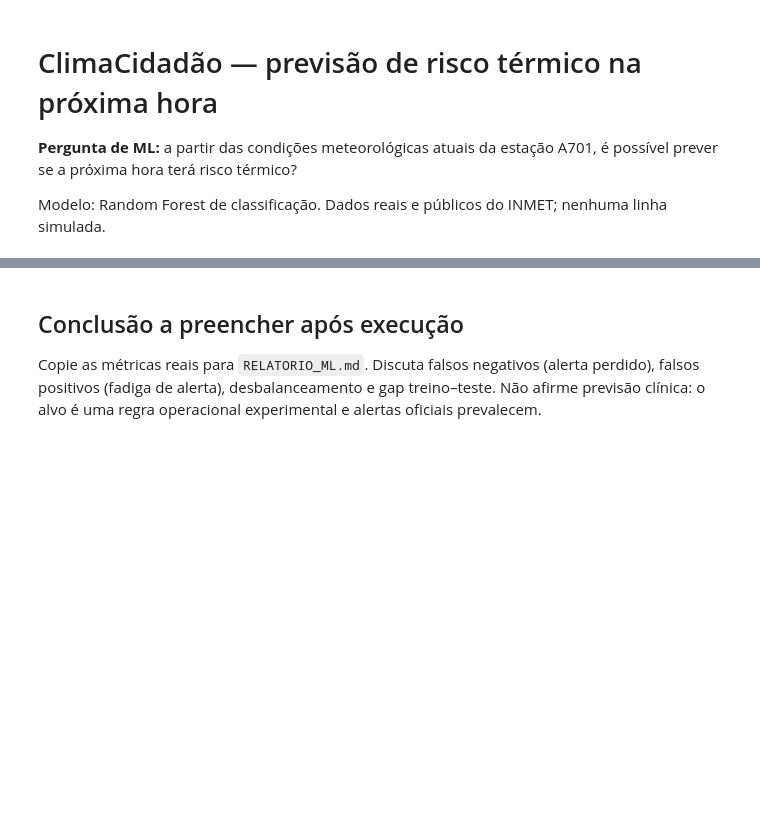
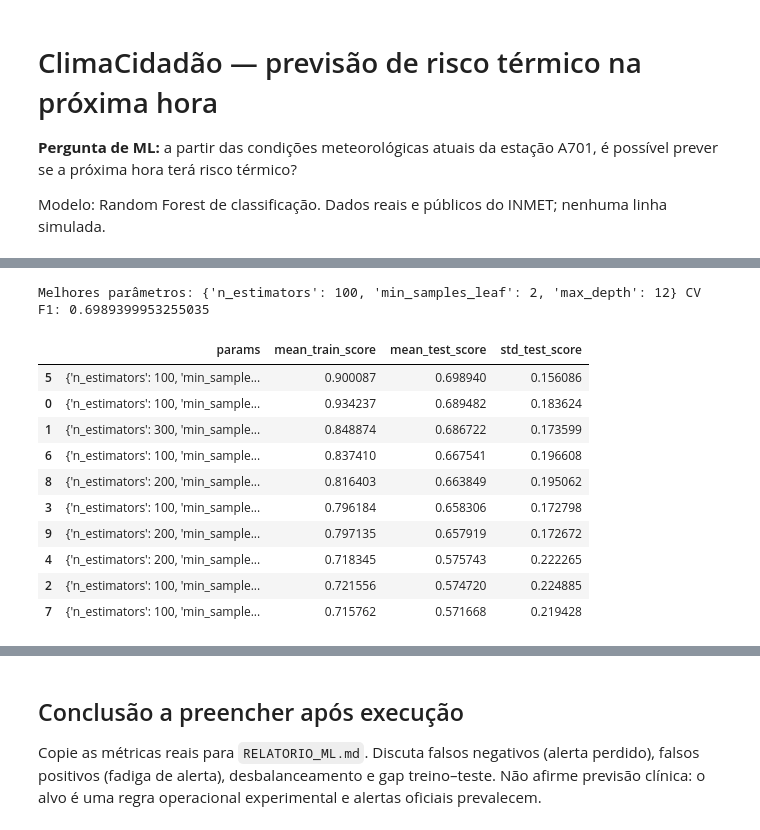
Before and after one commit to MateussantosVSr3/gshumana, a Jupyter notebook: ml/clima_cidadao.ipynb, the cells around one changed output, grey strips where cells are left out. Saved outputs shown, nothing was run; the diff lists cells and outputs as text; code cells hidden in the pictures; blank space fills up the shorter version.

```diff
--- a/ml/clima_cidadao.ipynb
+++ b/ml/clima_cidadao.ipynb
@@ -56,10 +84,24 @@ print('Treino',train.datetime.min(),train.datetime.max(),len(train)); print('Tes
 # %%
 params={'n_estimators':[100,200,300,500], 'max_depth':[4,8,12,None], 'min_samples_leaf':[1,2,5,10]} # 3 hiperparâmetros
-search=RandomizedSearchCV(RandomForestClassifier(class_weight='balanced',random_state=RANDOM_STATE,n_jobs=-1), params, n_iter=10, scoring='f1', cv=TimeSeriesSplit(5), random_state=RANDOM_STATE, n_jobs=-1, return_train_score=True)
+# Três blocos expansivos preservam a ordem temporal e contêm positivos em todas as validações.
+search=RandomizedSearchCV(RandomForestClassifier(class_weight='balanced',random_state=RANDOM_STATE,n_jobs=-1), params, n_iter=10, scoring='f1', cv=TimeSeriesSplit(3), random_state=RANDOM_STATE, n_jobs=-1, return_train_score=True)
 search.fit(X_train,y_train)
 print('Melhores parâmetros:',search.best_params_,'CV F1:',search.best_score_)
 results=pd.DataFrame(search.cv_results_).sort_values('rank_test_score')
 display(results[['params','mean_train_score','mean_test_score','std_test_score']])
+# %% [output]
+Melhores parâmetros: {'n_estimators': 100, 'min_samples_leaf': 2, 'max_depth': 12} CV F1: 0.6989399953255035
+|  | params | mean_train_score | mean_test_score | std_test_score |
+| 5 | {'n_estimators': 100, 'min_sample... | 0.900087 | 0.698940 | 0.156086 |
+| 0 | {'n_estimators': 100, 'min_sample... | 0.934237 | 0.689482 | 0.183624 |
+| 1 | {'n_estimators': 300, 'min_sample... | 0.848874 | 0.686722 | 0.173599 |
+| 6 | {'n_estimators': 100, 'min_sample... | 0.837410 | 0.667541 | 0.196608 |
+| 8 | {'n_estimators': 200, 'min_sample... | 0.816403 | 0.663849 | 0.195062 |
+| 3 | {'n_estimators': 100, 'min_sample... | 0.796184 | 0.658306 | 0.172798 |
+| 9 | {'n_estimators': 200, 'min_sample... | 0.797135 | 0.657919 | 0.172672 |
+| 4 | {'n_estimators': 200, 'min_sample... | 0.718345 | 0.575743 | 0.222265 |
+| 2 | {'n_estimators': 100, 'min_sample... | 0.721556 | 0.574720 | 0.224885 |
+| 7 | {'n_estimators': 100, 'min_sample... | 0.715762 | 0.571668 | 0.219428 |
 # %%
 model=search.best_estimator_
 def metrics(X,y,label):
```
Also changed, not shown: parts of 5 cells of this notebook, 34 other files.
